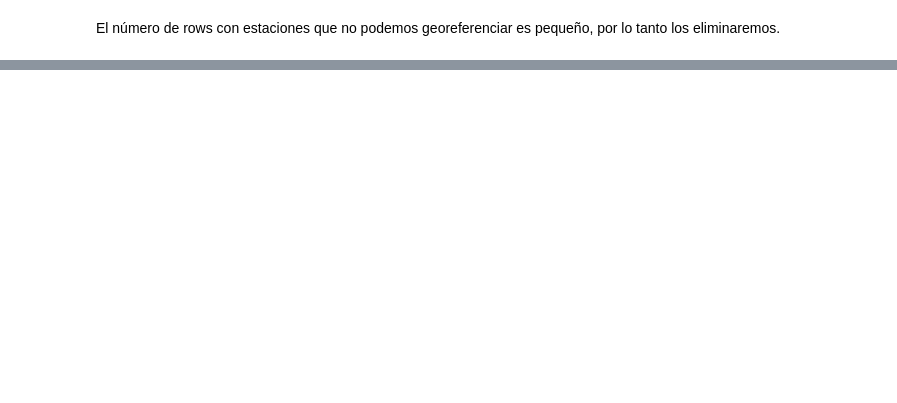
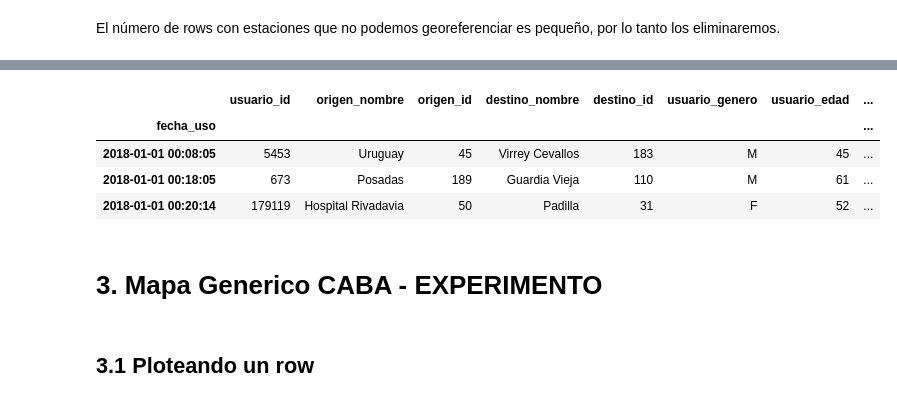
Before and after one commit to pydarg/CABA_MyT_BicicletasPublicas, a Jupyter notebook: notebooks/02-GPS-expetimental.ipynb, the cells around one changed output, grey strips where cells are left out. Drawn from its saved outputs; the diff is of its cells as text; code cells hidden in the pictures; blank space fills up the shorter version.

```diff
--- a/notebooks/02-GPS-expetimental.ipynb
+++ b/notebooks/02-GPS-expetimental.ipynb
@@ -75,0 +122,21 @@ El número de rows con estaciones que no podemos georeferenciar es pequeño, por
+# %%
+#para poder agregarlas al df, necesitamos ajustar el indice
+values_origen.index = df_cut.index
+values_destino.index = df_cut.index
+# %%
+#creamos un punto a partir de las coordenadas
+
+#las unimos
+values_origen['coord_origen'] = list(zip(values_origen.long, values_origen.lat))
+values_destino['coord_destino'] = list(zip(values_destino.long, values_destino.lat))
+
+#llamamos a al metodo
+values_origen['coord_origen'] = values_origen['coord_origen'].apply(Point)
+values_destino['coord_destino'] = values_destino['coord_destino'].apply(Point)
+# %%
+#eliminamos los valores que no utilizaremos
+values_origen.drop(['lat','long','nro_est','nombre'],axis=1,inplace=True)
+values_destino.drop(['lat','long','nro_est','nombre'],axis=1,inplace=True)
+# %%
+#agregamos los datos a nuestro DF
+df_cut = pd.concat([df_cut,values_origen,values_destino], axis=1)
@@ -75,0 +149,12 @@ El número de rows con estaciones que no podemos georeferenciar es pequeño, por
+# %%
+df_cut.head(3)
+# %% [output]
+|  | usuario_id | origen_nombre | origen_id | destino_nombre | destino_id | usuario_genero | usuario_edad | ... |
+| fecha_uso |  |  |  |  |  |  |  | ... |
+| 2018-01-01 00:08:05 | 5453 | Uruguay | 45 | Virrey Cevallos | 183 | M | 45 | ... |
+| 2018-01-01 00:18:05 | 673 | Posadas | 189 | Guardia Vieja | 110 | M | 61 | ... |
+| 2018-01-01 00:20:14 | 179119 | Hospital Rivadavia | 50 | Padilla | 31 | F | 52 | ... |
+# %% [markdown]
+# 3. Mapa Generico CABA - EXPERIMENTO
+# %% [markdown]
+## 3.1 Ploteando un row
```
Also changed, not shown: parts of 56 cells of this notebook.
